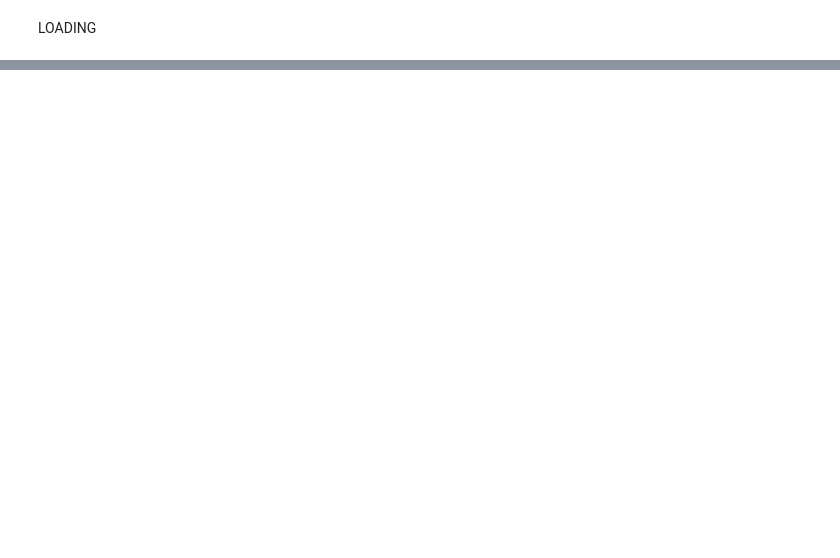
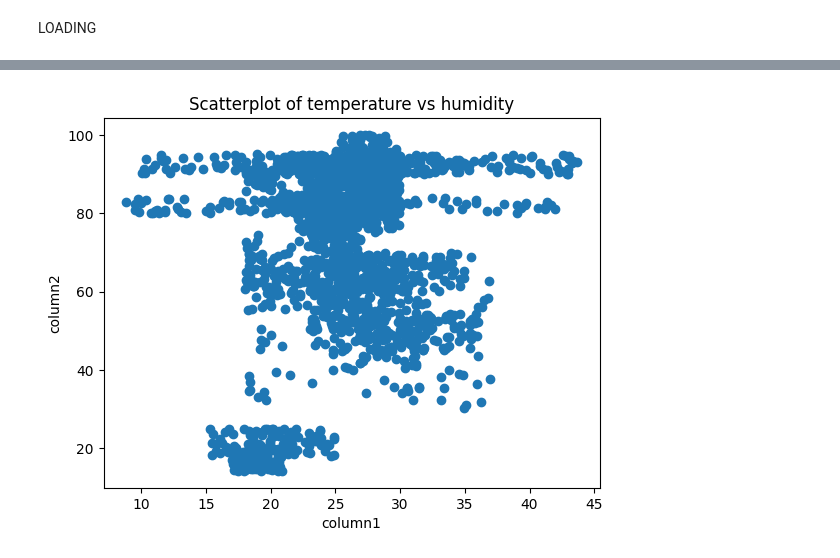
Before and after one commit to bhuvana77777777/Crop-and-Fertilizer-Recommendation-System-using-Machine-Learning, a Jupyter notebook: crop.ipynb, the cells around one changed output, grey strips where cells are left out. Saved outputs shown, nothing was run; the diff lists cells and outputs as text; code cells hidden in the pictures; blank space fills up the shorter version.

```diff
--- a/crop.ipynb
+++ b/crop.ipynb
@@ -67,0 +154,10 @@ Name: count, dtype: int64
+# %%
+#Visualizing the Relationships Between Features
+#Scatterplot (for two features)
+plt.scatter(crop['temperature'], crop['humidity'])
+plt.title('Scatterplot of temperature vs humidity')
+plt.xlabel('column1')
+plt.ylabel('column2')
+plt.show()
+# %% [output]
+[figure, added]
```
Also changed, not shown: parts of 16 cells of this notebook.
